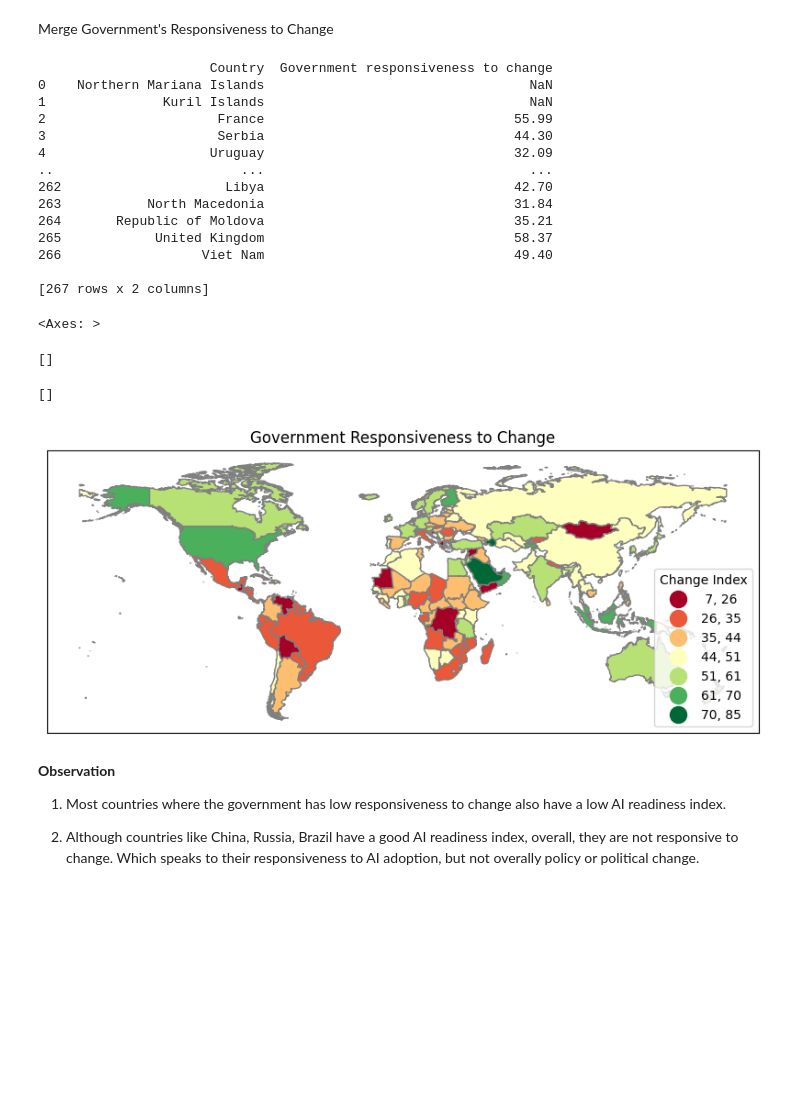
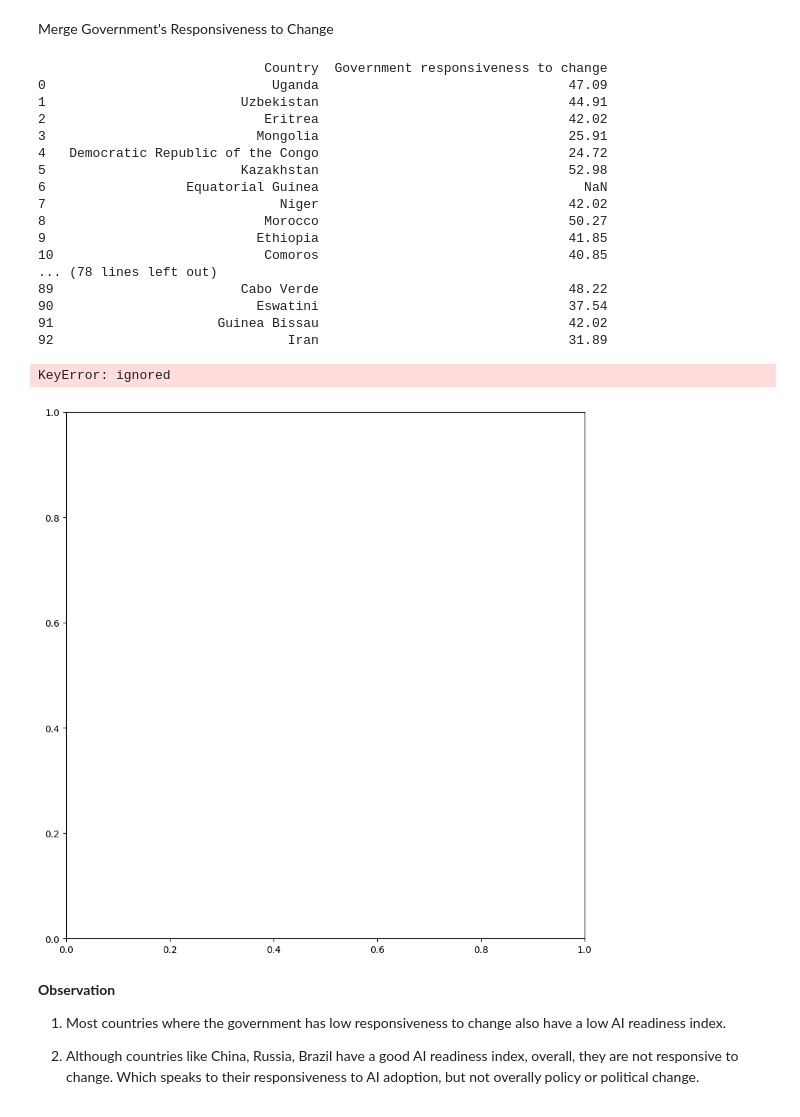
Before and after one commit to ojobo-tech/gisfordatascience, a Jupyter notebook: ps1_ai_adoption_map.ipynb, the cells around one changed output. Drawn from its saved outputs; the diff is of its cells as text; code cells hidden in the pictures; blank space fills up the shorter version.

```diff
--- a/ps1_ai_adoption_map.ipynb
+++ b/ps1_ai_adoption_map.ipynb
@@ -455,47 +511,48 @@ First need to get the map with countries (wd_map), then the Data_1 on AI Readine
 Merge Government's Responsiveness to Change
 # %%
 # Merge using outer join
-wd_map1 = pd.merge(wd_map, ai_readiness_indicators, on='Country', how='outer', indicator=True)
+wd_dev_map4 = pd.merge(wd_dev_map, ai_readiness_indicators, on='Country', how='outer', indicator=True)
 
 # Display specific columns (make sure to assign this to a variable or print it)
-result = wd_map1[['Country', 'Government responsiveness to change']]
+result = wd_dev_map4[['Country', 'Government responsiveness to change']]
 print(result)
 
 # Merge using inner join to keep exact matches
-wd_map6 = pd.merge(wd_map, ai_readiness_indicators, on='Country', how='inner', indicator=False)
+wd_map5 = pd.merge(wd_dev_map4, ai_readiness_indicators, on='Country', how='inner', indicator=False)
 # %% [output]
-                      Country  Government responsiveness to change
-0    Northern Mariana Islands                                  NaN
-1               Kuril Islands                                  NaN
-2                      France                                55.99
-3                      Serbia                                44.30
-4                     Uruguay                                32.09
-..                        ...                                  ...
-262                     Libya                                42.70
-263           North Macedonia                                31.84
-264       Republic of Moldova                                35.21
-265            United Kingdom                                58.37
-266                  Viet Nam                                49.40
-
-[267 rows x 2 columns]
+                             Country  Government responsiveness to change
+0                             Uganda                                47.09
+1                         Uzbekistan                                44.91
+2                            Eritrea                                42.02
+3                           Mongolia                                25.91
+4   Democratic Republic of the Congo                                24.72
+5                         Kazakhstan                                52.98
+6                  Equatorial Guinea                                  NaN
+7                              Niger                                42.02
+8                            Morocco                                50.27
+9                           Ethiopia                                41.85
+10                           Comoros                                40.85
+... (78 lines left out)
+89                        Cabo Verde                                48.22
+90                          Eswatini                                37.54
+91                     Guinea Bissau                                42.02
+92                              Iran                                31.89
 # %%
 fig, ax = plt.subplots(1, figsize=(10,20))
-wd_map6.plot(ax=ax,column='Government responsiveness to change',legend=True,cmap='RdYlGn',
+wd_map5.plot(ax=ax,column='Government responsiveness to change',legend=True,cmap='RdYlGn',
           scheme='natural_breaks',k=7, edgecolor='grey',linewidth=1,
           legend_kwds= {"fmt": "{:,.0f}",'loc':'lower right','markerscale':1.4})
 leg1 = ax.get_legend()
 leg1.set_title('''Change Index''')
 ax.title.set_text("Government Responsiveness to Change")
 ax.set_xticks([]) #kills xticks
 ax.set_yticks([]) #kills xticks
 #ax.set_xlabel('''source/definition: zillow.com/research/data''')
 #plt.savefig('fig.pdf',bbox_inches='tight') #,pad_inches=0.1, dpi=200, transparent=True #eps, jpeg, jpg, pdf, pgf, png, ps, raw, rgba, svg, svgz, tif, tiff
 #files.download('fig.pdf') #note can also right click fig and save image as
 # %% [output]
-<Axes: >
+KeyError: ignored
-[]
-[]
-[figure, old version]
+[figure, new version]
 # %% [markdown]
 **Observation**
 
```
Also changed, not shown: parts of 25 cells of this notebook.
